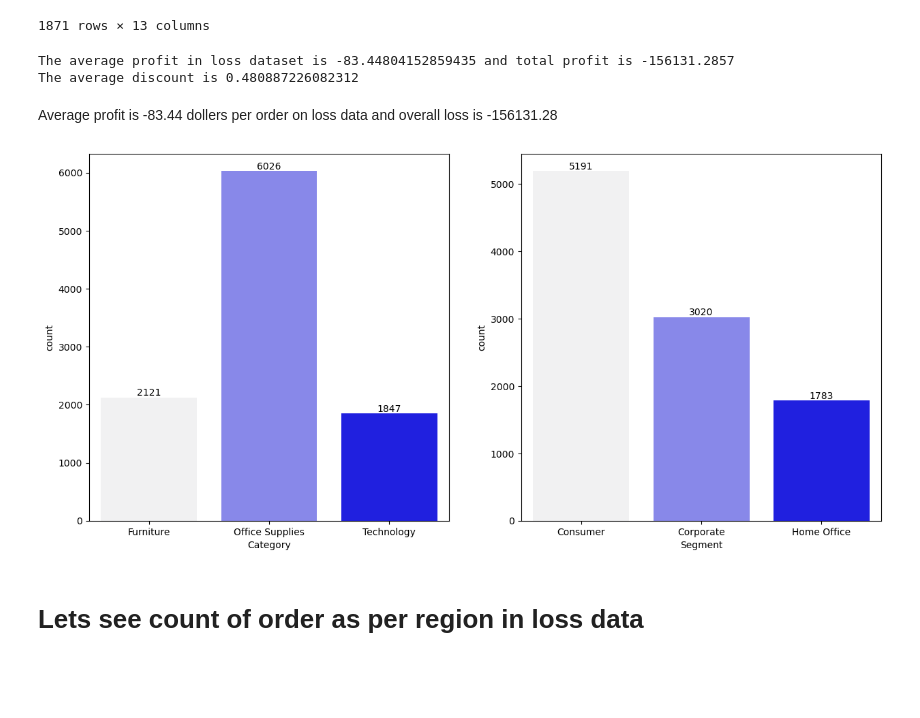
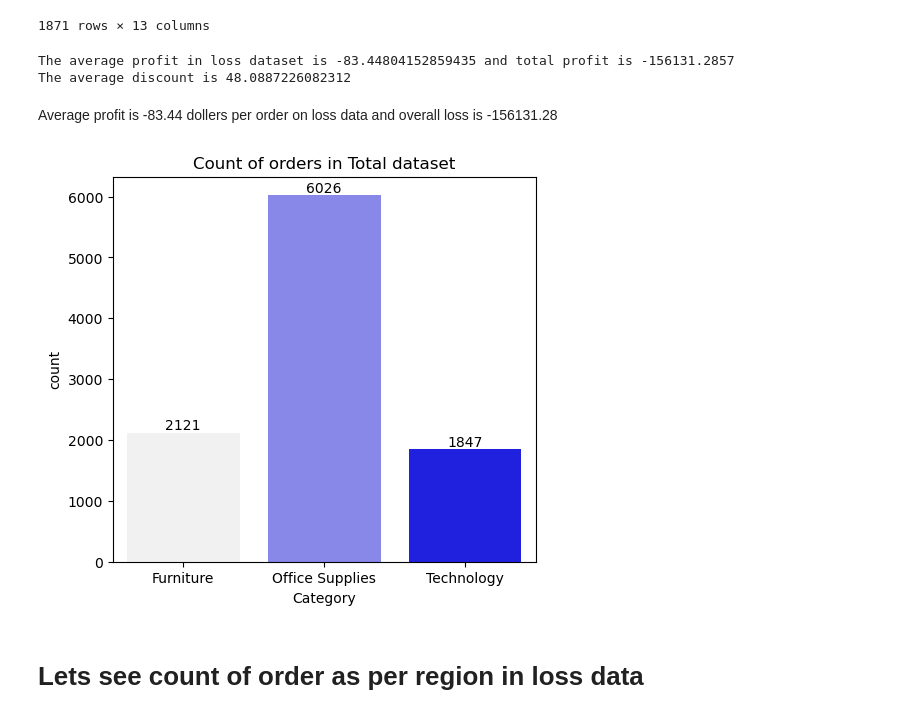
Before and after one commit to gokulrajar15/Super-store-project-using-python, a Jupyter notebook: Superstore project.ipynb, the cells around one changed output. Cells and saved outputs as stored; diff of their text form; code cells hidden in the pictures; blank space fills up the shorter version.

```diff
--- a/Superstore project.ipynb
+++ b/Superstore project.ipynb
@@ -209,24 +209,21 @@ o = loss['Profit'].mean()
 y = loss['Profit'].sum()
 z =  loss['Discount'].mean()
 print("The average profit in loss dataset is {} and total profit is {}".format(o,y))
-print("The average discount is {}".format(z))
+print("The average discount is {}".format(z*100))
 # %% [output]
 The average profit in loss dataset is -83.44804152859435 and total profit is -156131.2857
-The average discount is 0.480887226082312
+The average discount is 48.0887226082312
 # %% [markdown]
 Average profit is -83.44 dollers per order on loss data and overall loss is -156131.28
 # %%
-plt.figure(figsize=(15, 7))
+plt.figure(figsize=(12, 5))
 plt.subplot(1,2,1)
+plt.title("Count of orders in Total dataset")
 x = sns.countplot(data = d, x = 'Category',palette = "light:b")
 for i in x.containers:
     x.bar_label(i,)
-plt.subplot(1,2,2)
-y = sns.countplot(data = d, x = "Segment",palette = "light:b")
-for i in y.containers:
-    y.bar_label(i,)
 # %% [output]
-[figure, old version]
+[figure, new version]
 # %% [markdown]
 # Lets see count of order as per region in loss data
 # %%
```
Also changed, not shown: parts of 19 cells of this notebook.
